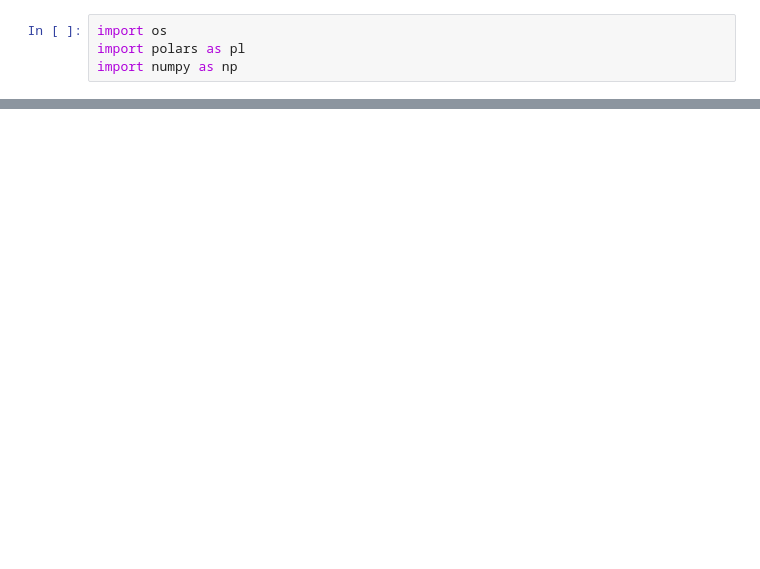
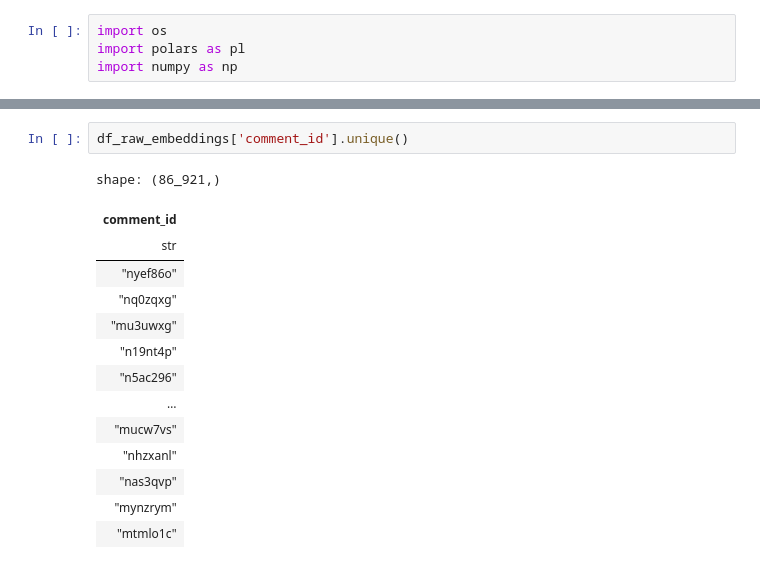
Before and after one commit to FabioScielzoOrtiz/gaza-reddit-polarization, a Jupyter notebook: src/notebooks/05a_output.ipynb, the cells around one changed output, grey strips where cells are left out. Drawn from its saved outputs; the diff is of its cells as text; blank space fills up the shorter version.

```diff
--- a/src/notebooks/05a_output.ipynb
+++ b/src/notebooks/05a_output.ipynb
@@ -22,3 +28,20 @@ shape: (5, 2)
+# %%
+df_raw_embeddings['comment_id'].unique()
+# %% [output]
+shape: (86_921,)
+| comment_id |
+| str |
+| "nyef86o" |
+| "nq0zqxg" |
+| "mu3uwxg" |
+| "n19nt4p" |
+| "n5ac296" |
+| … |
+| "mucw7vs" |
+| "nhzxanl" |
+| "nas3qvp" |
+| "mynzrym" |
+| "mtmlo1c" |
 # %%
 embedding_matrix = np.array(df_raw_embeddings['raw_embedding'].to_list())
 embedding_matrix
```
Also changed, not shown: parts of 4 cells of this notebook, 7 other files.
